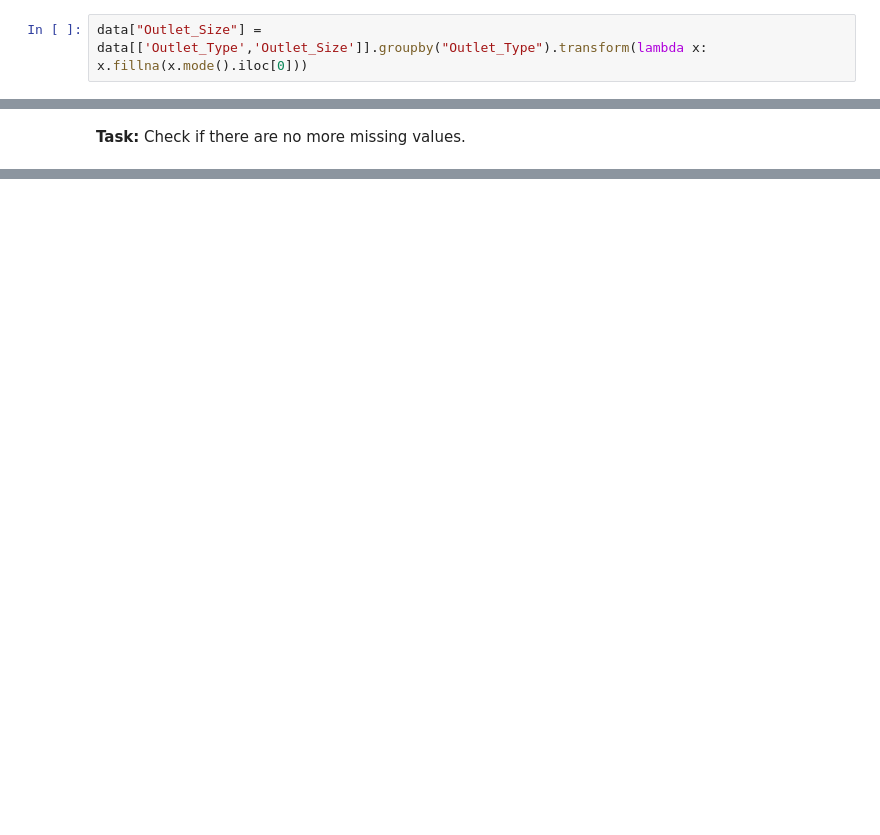
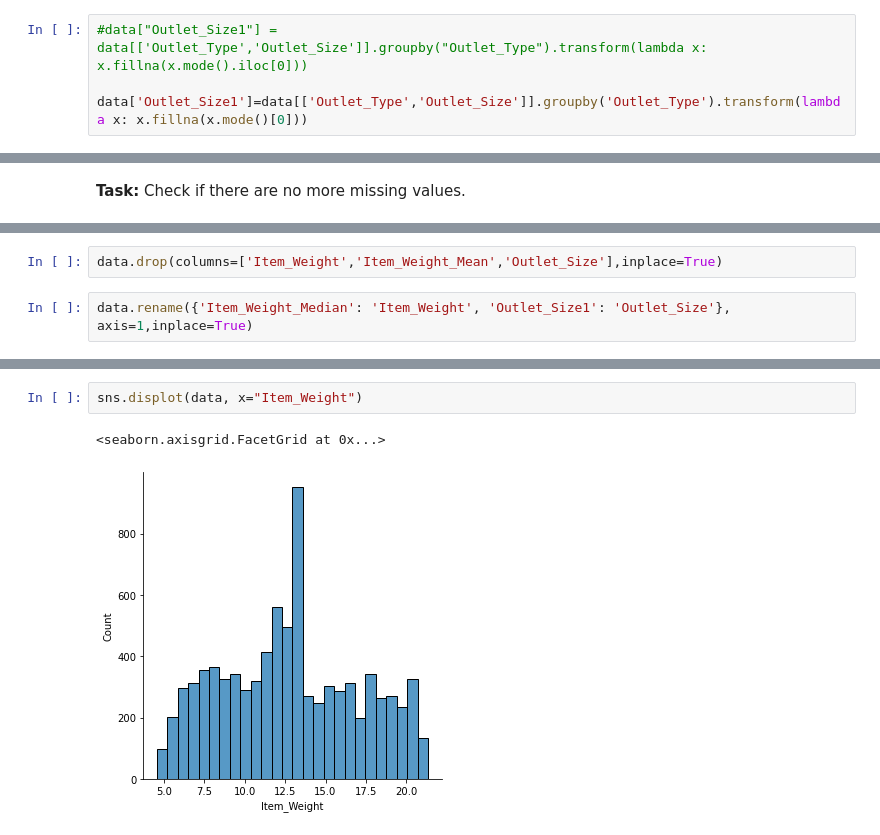
Before and after one commit to TasneemYou/data_preparation_exercise, a Jupyter notebook: data_prep_exercise.ipynb, the cells around one changed output, grey strips where cells are left out. Saved outputs shown, nothing was run; the diff lists cells and outputs as text; blank space fills up the shorter version.

```diff
--- a/data_prep_exercise.ipynb
+++ b/data_prep_exercise.ipynb
@@ -309,3 +333,5 @@ data.loc[data['Outlet_Size'].isnull(),'outlet_size_missing'] = 1
 # %%
-data["Outlet_Size"] = data[['Outlet_Type','Outlet_Size']].groupby("Outlet_Type").transform(lambda x: x.fillna(x.mode().iloc[0]))
+#data["Outlet_Size1"] = data[['Outlet_Type','Outlet_Size']].groupby("Outlet_Type").transform(lambda x: x.fillna(x.mode().iloc[0]))
+
+data['Outlet_Size1']=data[['Outlet_Type','Outlet_Size']].groupby('Outlet_Type').transform(lambda x: x.fillna(x.mode()[0]))
 # %%
@@ -345 +382,5 @@ outlet_size_missing          0
 dtype: int64
+# %%
+data.drop(columns=['Item_Weight','Item_Weight_Mean','Outlet_Size'],inplace=True)
+# %%
+data.rename({'Item_Weight_Median': 'Item_Weight', 'Outlet_Size1': 'Outlet_Size'}, axis=1,inplace=True)
@@ -345,0 +396,5 @@ dtype: int64
+# %%
+sns.displot(data, x="Item_Weight")
+# %% [output]
+<seaborn.axisgrid.FacetGrid at 0x...>
+[figure, added]
```
Also changed, not shown: parts of 54 cells of this notebook, 1 other file.
